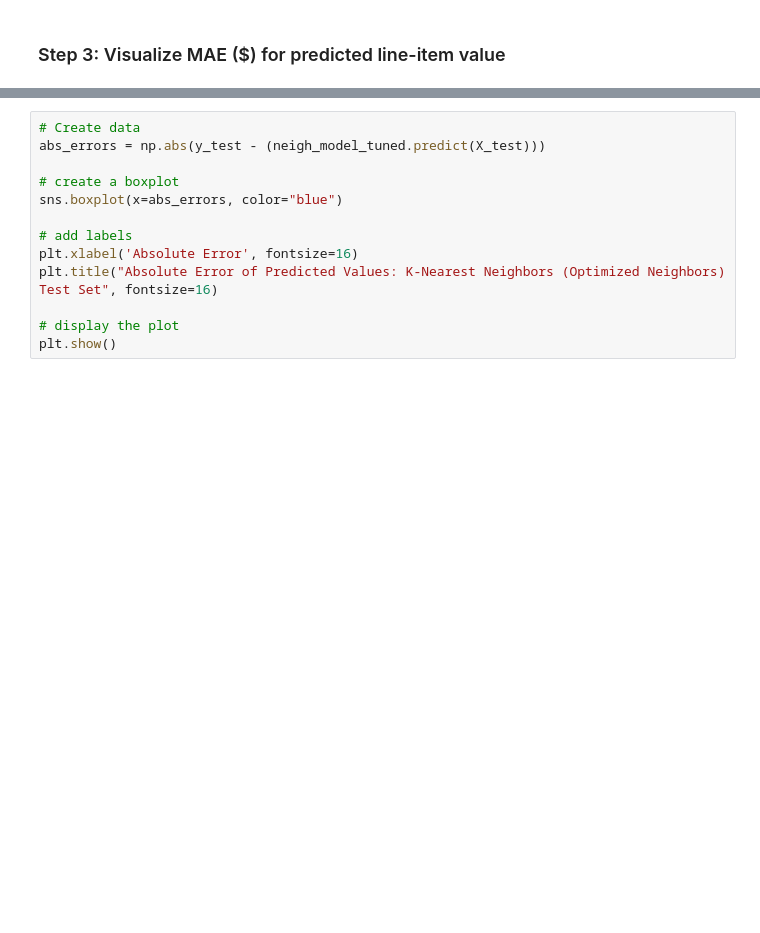
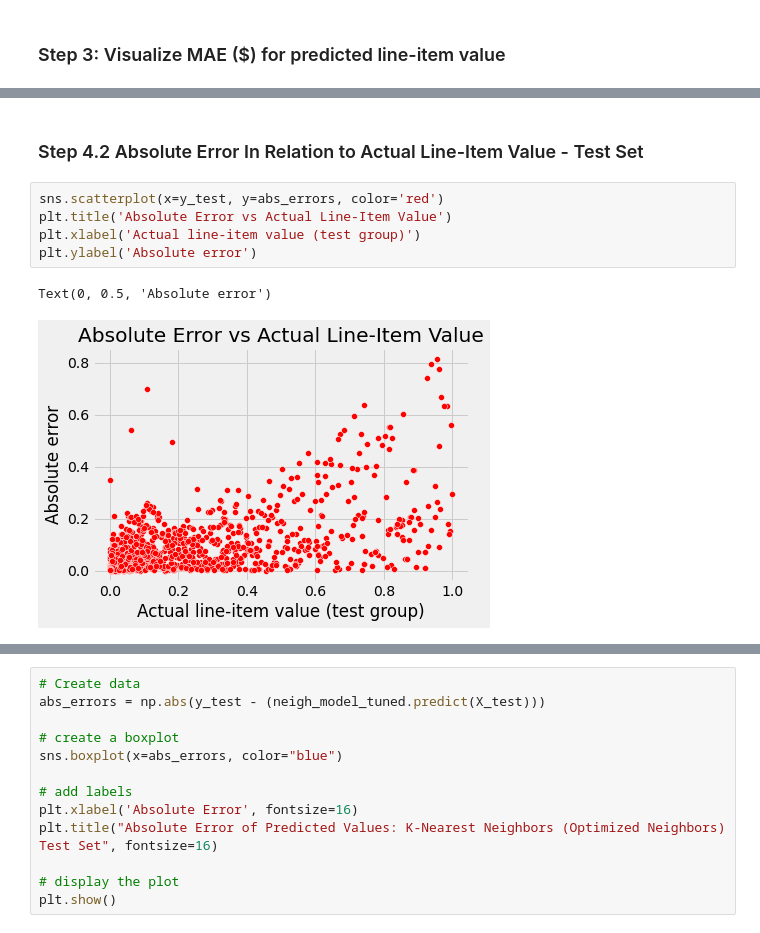
Before and after one commit to abbylloyd03/44688-Data-Analytics-Capstone, a Jupyter notebook: Lloyd-Capstone-v2.ipynb, the cells around one changed output, grey strips where cells are left out. Cells and saved outputs as stored; diff of their text form; blank space fills up the shorter version.

```diff
--- a/Lloyd-Capstone-v2.ipynb
+++ b/Lloyd-Capstone-v2.ipynb
@@ -1063,0 +1080,10 @@ plt.show()
+# %% [markdown]
+### Step 4.2 Absolute Error In Relation to Actual Line-Item Value - Test Set
+# %%
+sns.scatterplot(x=y_test, y=abs_errors, color='red')
+plt.title('Absolute Error vs Actual Line-Item Value')
+plt.xlabel('Actual line-item value (test group)')
+plt.ylabel('Absolute error')
+# %% [output]
+Text(0, 0.5, 'Absolute error')
+[figure, added]
```
Also changed, not shown: parts of 38 cells of this notebook.
